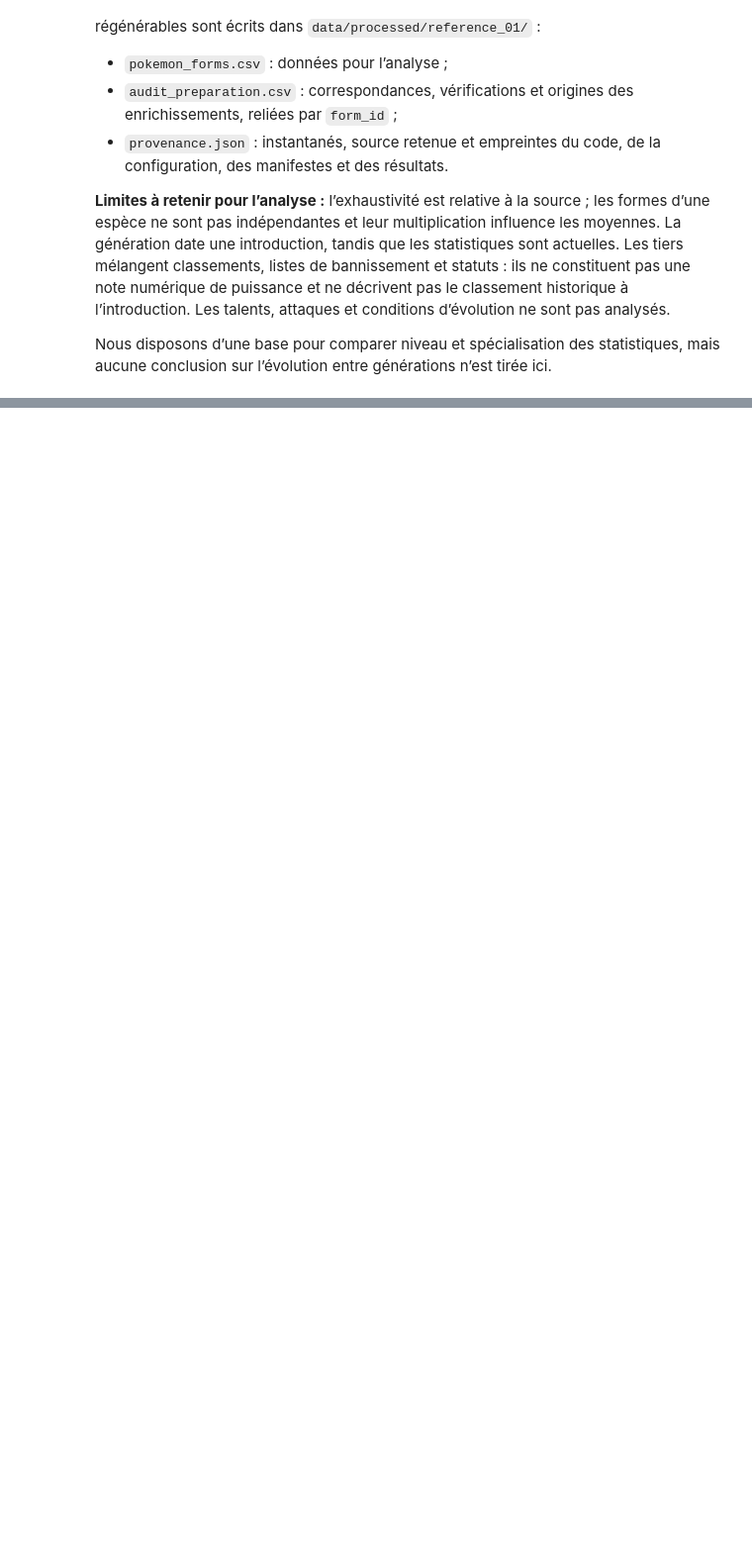
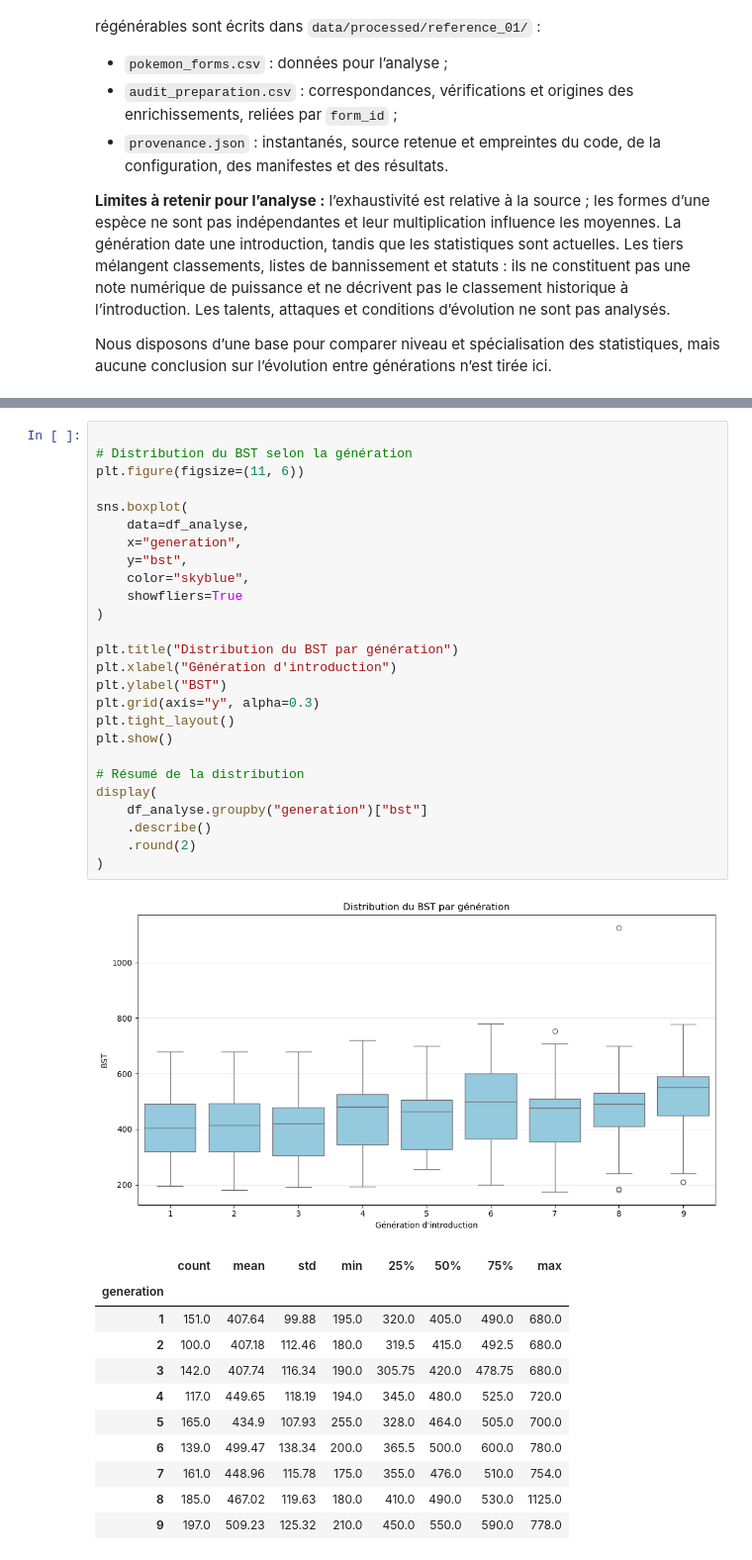
Before and after one commit to Turbo91994/Projet-python-data-science, a Jupyter notebook: notebook/constitution_base.ipynb, the cells around one changed output, grey strips where cells are left out. Shown at 99% size. Drawn from its saved outputs; the diff is of its cells as text; blank space fills up the shorter version.

```diff
--- a/notebook/constitution_base.ipynb
+++ b/notebook/constitution_base.ipynb
@@ -522,0 +547,39 @@ Toutefois, les moyennes seules ne permettent pas d'évaluer la dispersion des st
+# %%
+
+# Distribution du BST selon la génération
+plt.figure(figsize=(11, 6))
+
+sns.boxplot(
+    data=df_analyse,
+    x="generation",
+    y="bst",
+    color="skyblue",
+    showfliers=True
+)
+
+plt.title("Distribution du BST par génération")
+plt.xlabel("Génération d'introduction")
+plt.ylabel("BST")
+plt.grid(axis="y", alpha=0.3)
+plt.tight_layout()
+plt.show()
+
+# Résumé de la distribution
+display(
+    df_analyse.groupby("generation")["bst"]
+    .describe()
+    .round(2)
+)
+# %% [output]
+[figure, added]
+|  | count | mean | std | min | 25% | 50% | 75% | max |
+| generation |  |  |  |  |  |  |  |  |
+| 1 | 151.0 | 407.64 | 99.88 | 195.0 | 320.0 | 405.0 | 490.0 | 680.0 |
+| 2 | 100.0 | 407.18 | 112.46 | 180.0 | 319.5 | 415.0 | 492.5 | 680.0 |
+| 3 | 142.0 | 407.74 | 116.34 | 190.0 | 305.75 | 420.0 | 478.75 | 680.0 |
+| 4 | 117.0 | 449.65 | 118.19 | 194.0 | 345.0 | 480.0 | 525.0 | 720.0 |
+| 5 | 165.0 | 434.9 | 107.93 | 255.0 | 328.0 | 464.0 | 505.0 | 700.0 |
+| 6 | 139.0 | 499.47 | 138.34 | 200.0 | 365.5 | 500.0 | 600.0 | 780.0 |
+| 7 | 161.0 | 448.96 | 115.78 | 175.0 | 355.0 | 476.0 | 510.0 | 754.0 |
+| 8 | 185.0 | 467.02 | 119.63 | 180.0 | 410.0 | 490.0 | 530.0 | 1125.0 |
+| 9 | 197.0 | 509.23 | 125.32 | 210.0 | 450.0 | 550.0 | 590.0 | 778.0 |
```
Also changed, not shown: parts of 14 cells of this notebook, 1 other file.
